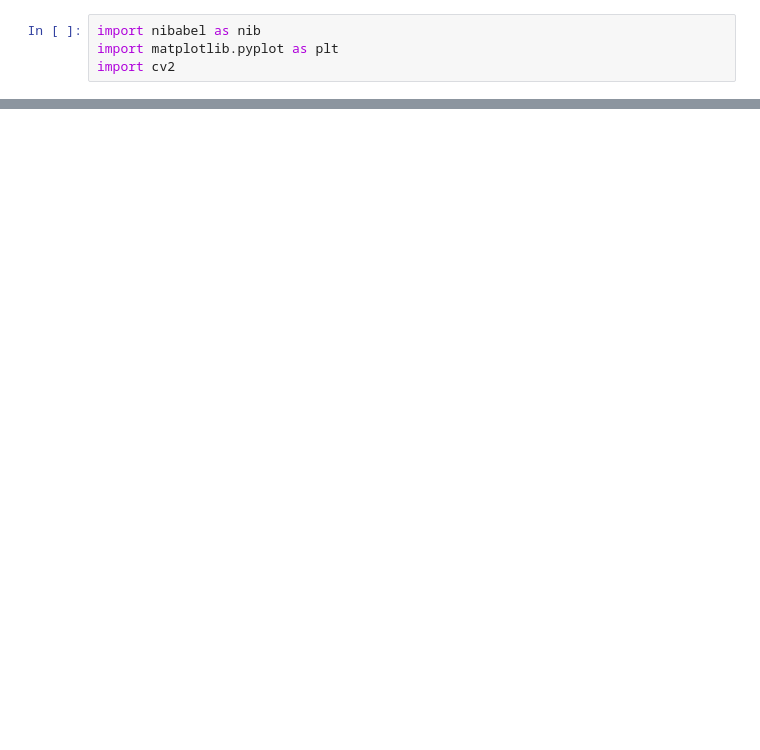
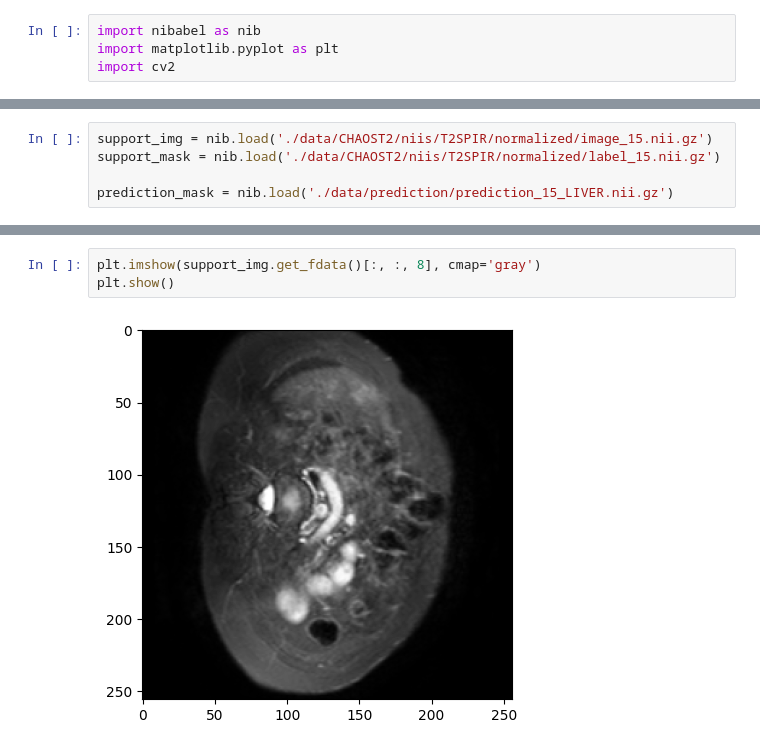
Before and after one commit to karabomaila/RAPNet, a Jupyter notebook: view_nii.ipynb, the cells around one changed output, grey strips where cells are left out. Cells and saved outputs as stored; diff of their text form; blank space fills up the shorter version.

```diff
--- a/view_nii.ipynb
+++ b/view_nii.ipynb
@@ -13,0 +5,5 @@ nifti_img.shape
+# %%
+support_img = nib.load('./data/CHAOST2/niis/T2SPIR/normalized/image_15.nii.gz')
+support_mask = nib.load('./data/CHAOST2/niis/T2SPIR/normalized/label_15.nii.gz')
+
+prediction_mask = nib.load('./data/prediction/prediction_15_LIVER.nii.gz')
@@ -13,0 +16,5 @@ nifti_img.shape
+# %%
+plt.imshow(support_img.get_fdata()[:, :, 8], cmap='gray')
+plt.show()
+# %% [output]
+[figure, added]
```
Also changed, not shown: parts of 5 cells of this notebook.
